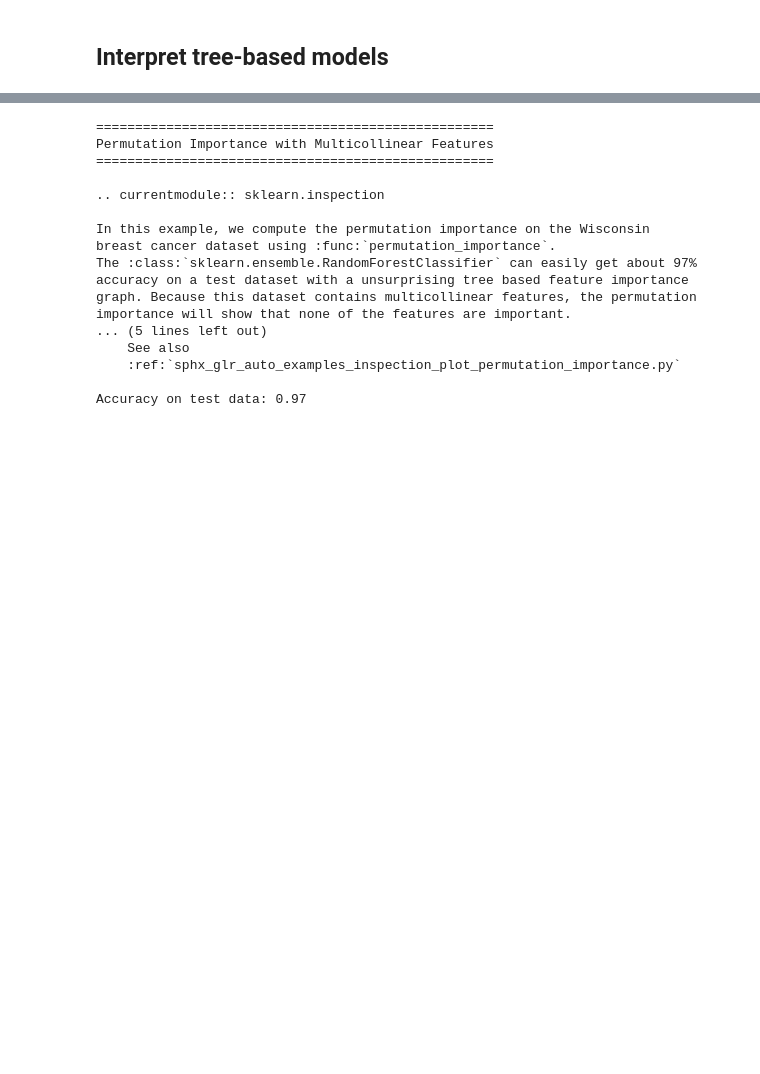
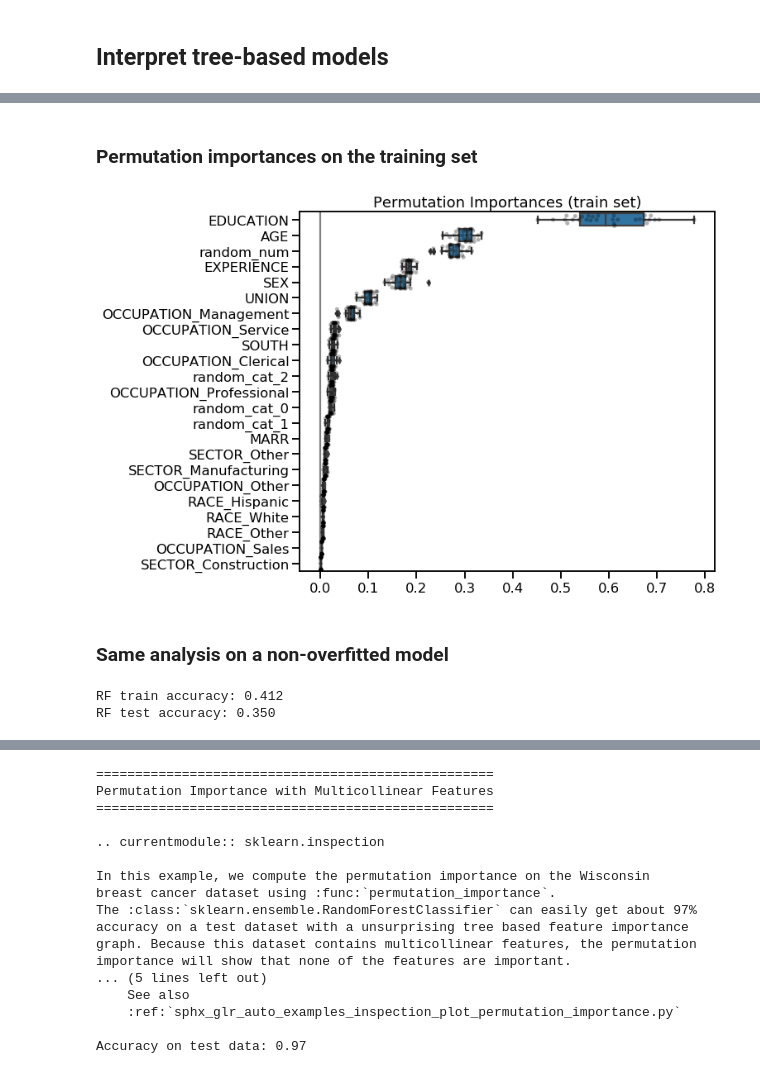
Before and after one commit to glemaitre/scikit-learn-workshop-2019, a Jupyter notebook: notebook.ipynb, the cells around one changed output, grey strips where cells are left out. Drawn from its saved outputs; the diff is of its cells as text; code cells hidden in the pictures; blank space fills up the shorter version.

```diff
--- a/notebook.ipynb
+++ b/notebook.ipynb
@@ -315,0 +393,35 @@ plt.title('Stability of coefficients');
+# %% [markdown]
+### Permutation importances on the training set
+# %%
+X_train_preprocessed = (model.named_steps['columntransformer']
+                             .transform(X_train))
+
+permute_importance = pd.DataFrame(
+    permutation_importance(model.named_steps['randomforestregressor'],
+                           X_train_preprocessed, y_train, n_rounds=30),
+    index=feature_names
+)
+sorted_idx = (permute_importance.mean(axis=1)
+                                .sort_values(ascending=False)
+                                .index)
+
+plt.figure(figsize=(9, 8))
+sns.boxplot(data=permute_importance.loc[sorted_idx].T,
+            orient='h', color='C0')
+sns.swarmplot(data=permute_importance.loc[sorted_idx].T,
+              orient='h', color='k', alpha=0.3)
+plt.axvline(x=0, color='.5')
+plt.title("Permutation Importances (train set)");
+# %% [output]
+[figure, added]
+# %% [markdown]
+### Same analysis on a non-overfitted model
+# %%
+model.set_params(randomforestregressor__min_samples_leaf=10)
+model.fit(X_train, y_train)
+
+print("RF train accuracy: %0.3f" % model.score(X_train, y_train))
+print("RF test accuracy: %0.3f" % model.score(X_test, y_test))
+# %% [output]
+RF train accuracy: 0.412
+RF test accuracy: 0.350
```
Also changed, not shown: parts of 29 cells of this notebook.
